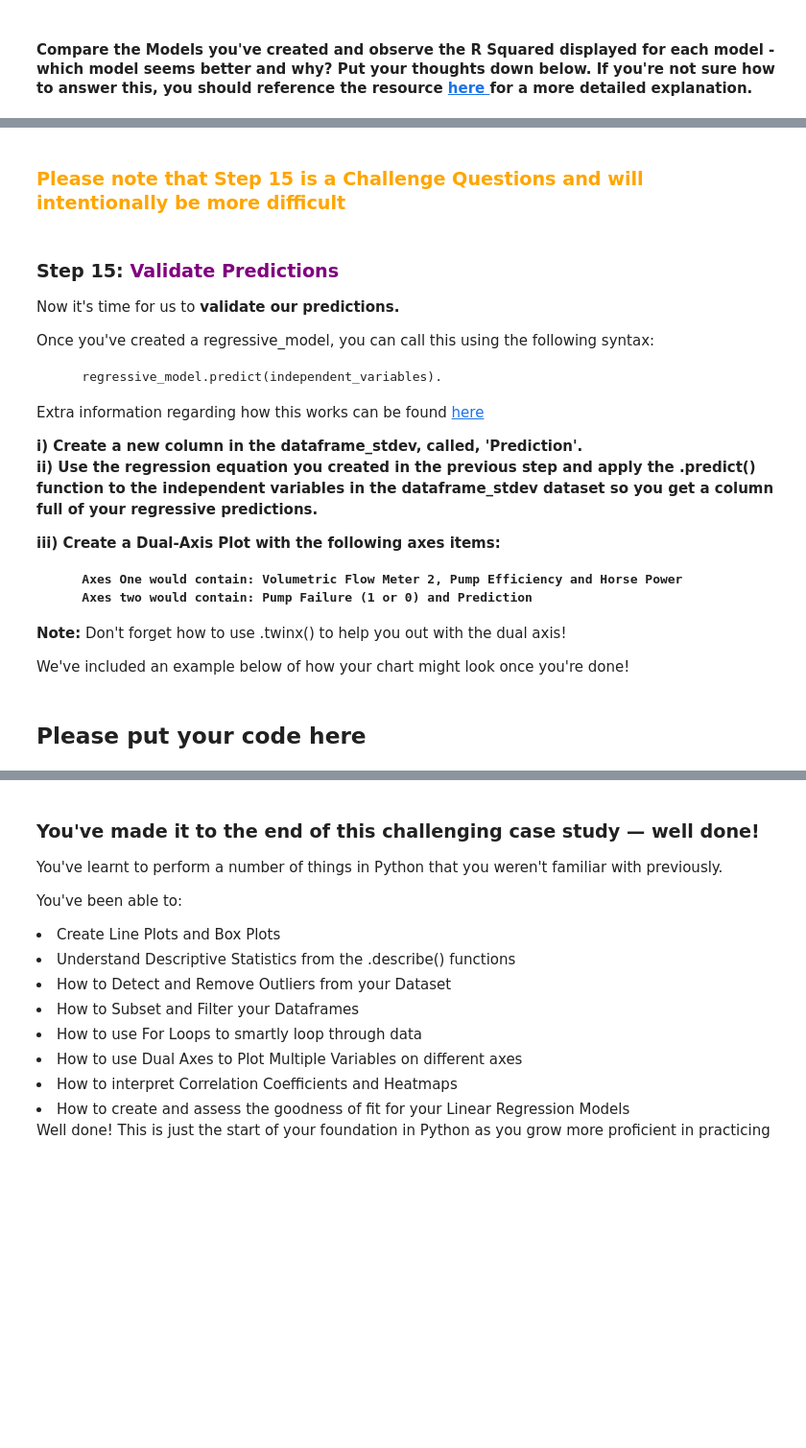
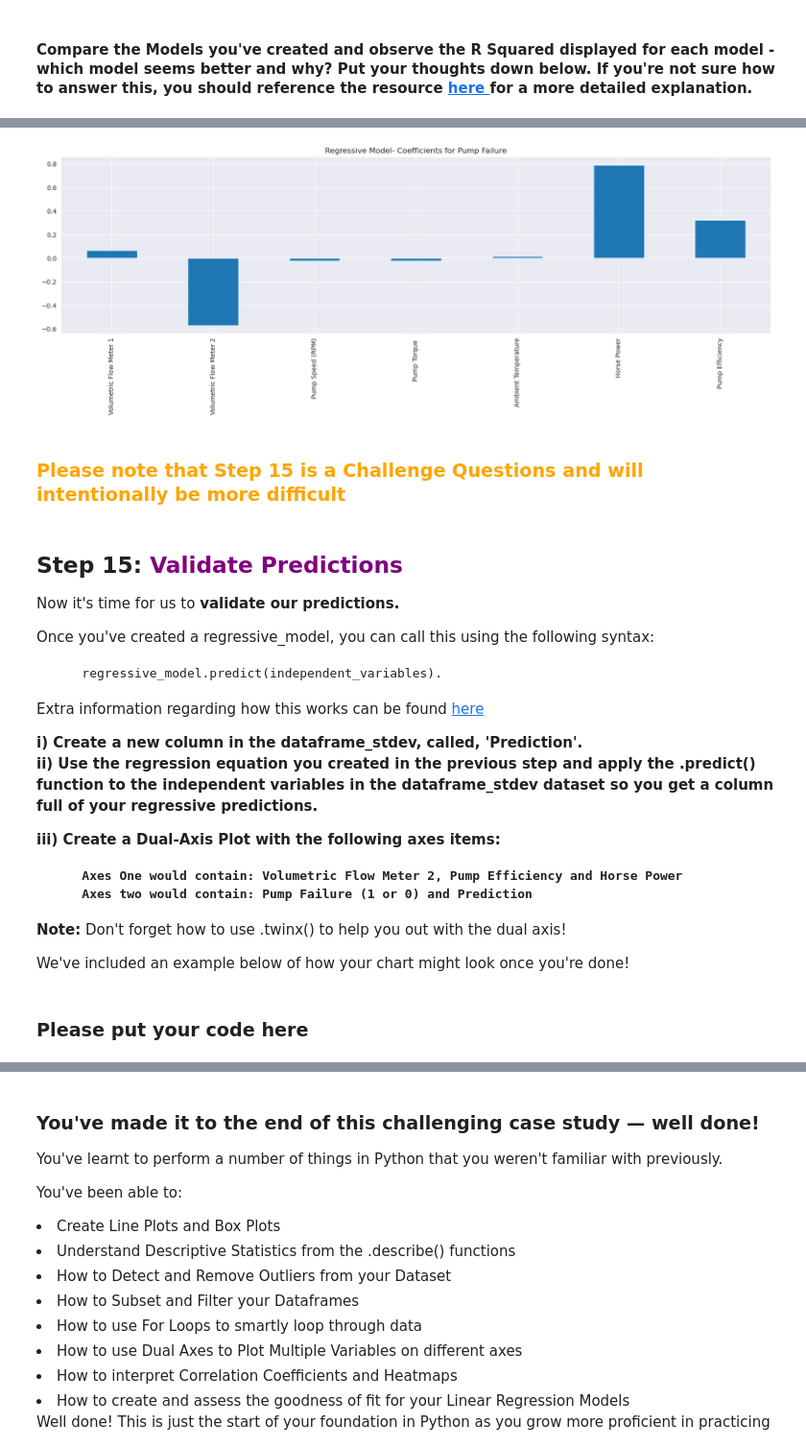
Before and after one commit to mapsg91/mg_southern_water, a Jupyter notebook: Southern_MG_Water_Corp_OLS_Case_Study.ipynb, the cells around one changed output, grey strips where cells are left out. Shown at 96% size. Drawn from its saved outputs; the diff is of its cells as text; code cells hidden in the pictures; blank space fills up the shorter version.

```diff
--- a/Southern_MG_Water_Corp_OLS_Case_Study.ipynb
+++ b/Southern_MG_Water_Corp_OLS_Case_Study.ipynb
@@ -864,8 +861,14 @@ We've included an example below that showcases what your chart should look like
+# %%
+regression_model_std.params.plot(kind='bar')
+plt.title('Regressive Model- Coefficients for Pump Failure')
+plt.show()
+# %% [output]
+[figure, added]
 # %% [markdown]
 <h3> <span style="color:orange"> Please note that Step 15 is a Challenge Questions and will intentionally be more difficult </h3>
 # %% [markdown]
 
-### Step 15: <span style="color:purple">Validate Predictions</span>
+## Step 15: <span style="color:purple">Validate Predictions</span>
 
 Now it's time for us to <b> validate our predictions. </b>
 
@@ -891,4 +894,4 @@ iii) Create a Dual-Axis Plot with the following axes items: <p>
 
 We've included an example below of how your chart might look once you're done!
 # %% [markdown]
-## Please put your code here
+### Please put your code here
```
Also changed, not shown: parts of 7 cells of this notebook.
